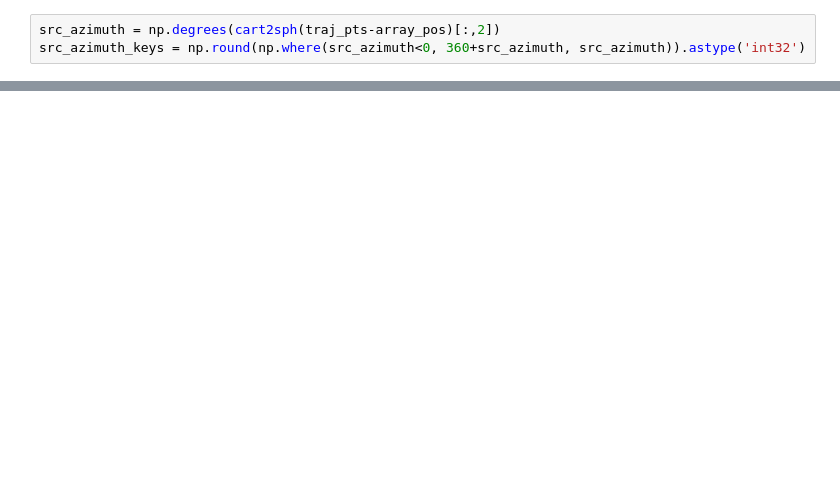
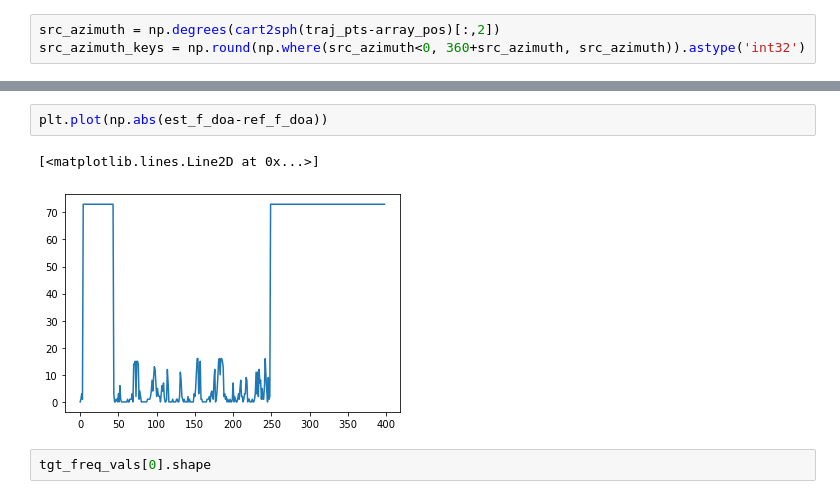
Before and after one commit to ssnani/Code, a Jupyter notebook: blk_doa.ipynb, the cells around one changed output, grey strips where cells are left out. Drawn from its saved outputs; the diff is of its cells as text; blank space fills up the shorter version.

```diff
--- a/blk_doa.ipynb
+++ b/blk_doa.ipynb
@@ -370,0 +342,7 @@ stationary 0.08878504672897196 0.24766355140186916 0.0 1.0
+# %%
+plt.plot(np.abs(est_f_doa-ref_f_doa))
+# %% [output]
+[<matplotlib.lines.Line2D at 0x...>]
+[figure, added]
+# %%
+tgt_freq_vals[0].shape
```
Also changed, not shown: parts of 34 cells of this notebook, 6 other files.
